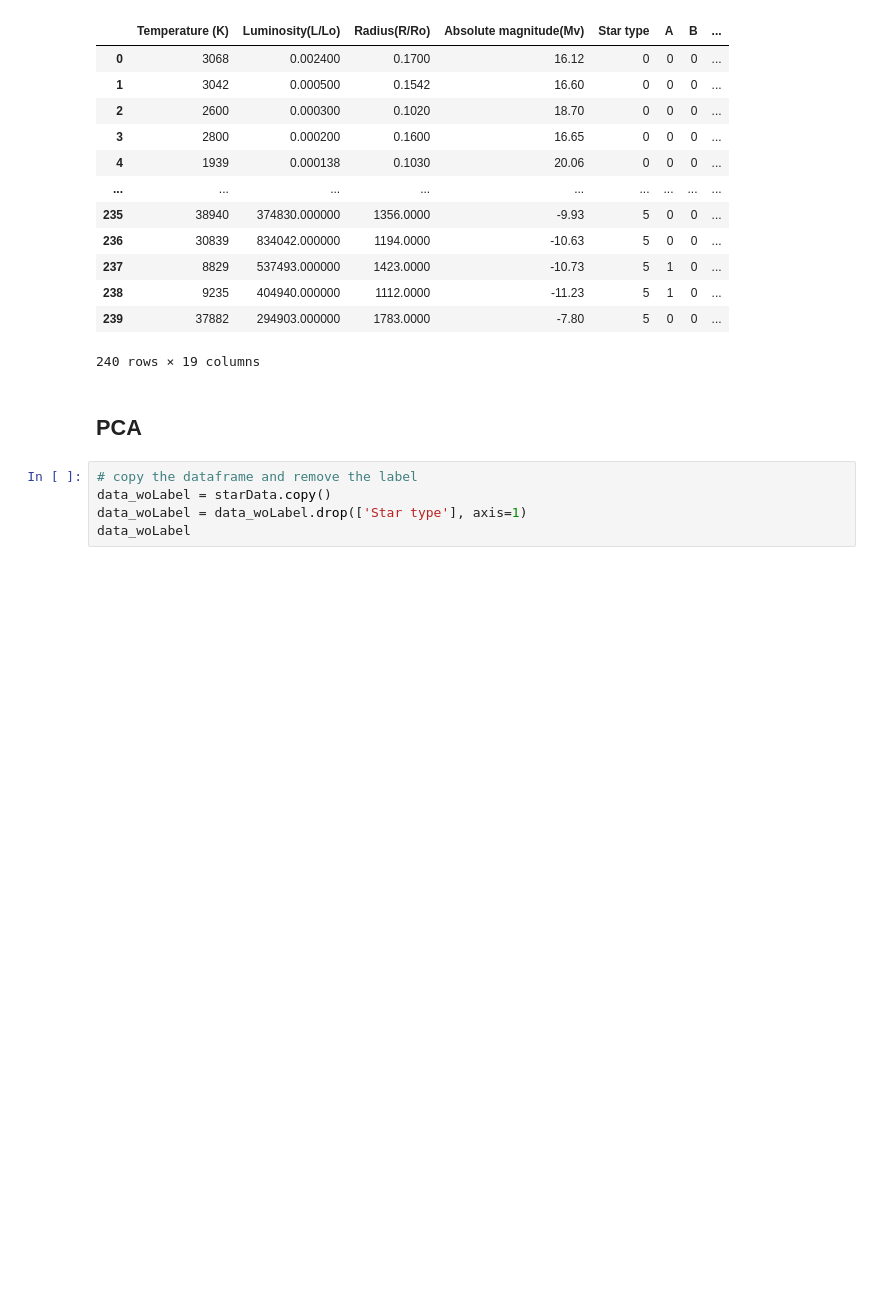
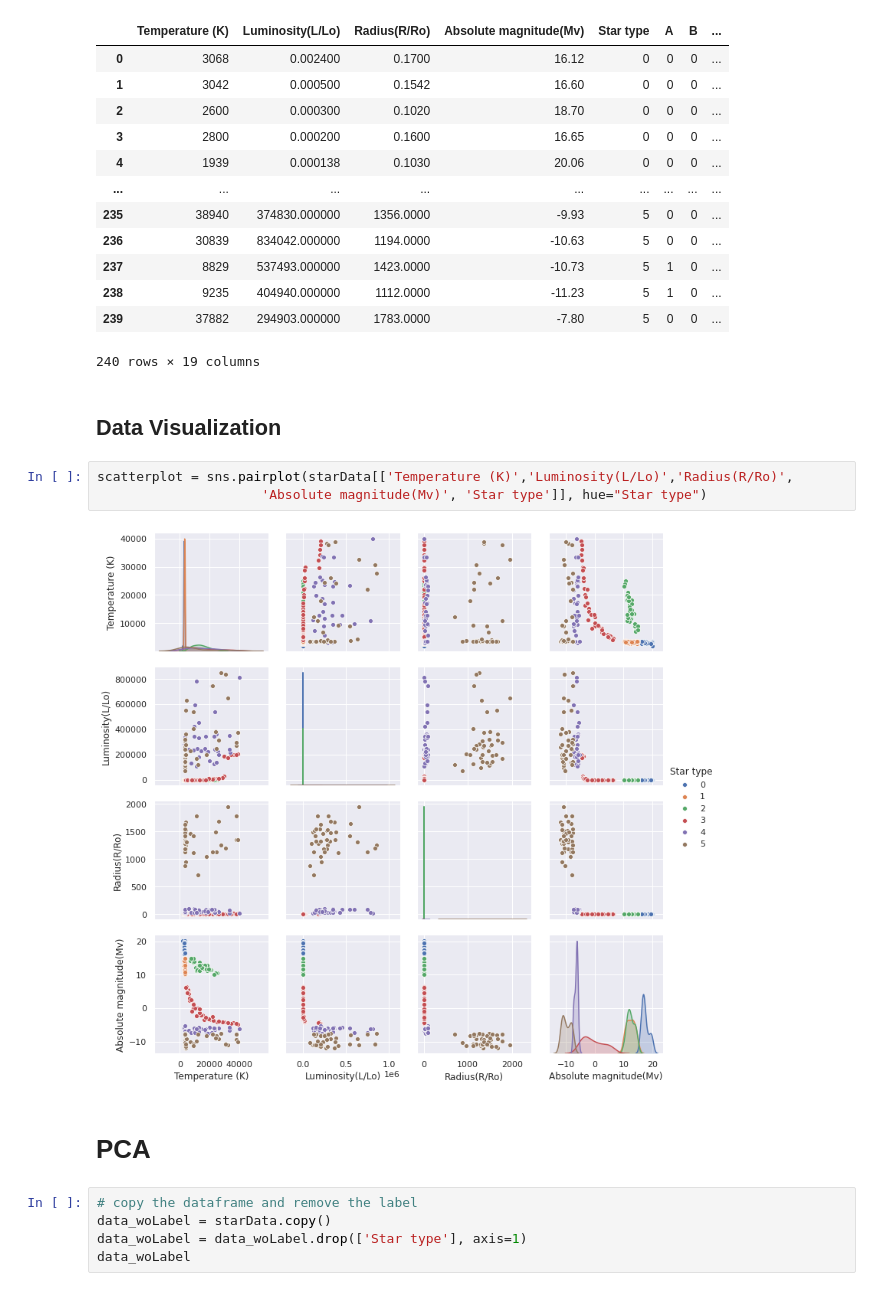
Before and after one commit to joshua-j-hong/COGS118B_Project, a Jupyter notebook: project_code.ipynb, the cells around one changed output. Drawn from its saved outputs; the diff is of its cells as text; blank space fills up the shorter version.

Commit message:
Add visualizations for PCA and raw data

```diff
--- a/project_code.ipynb
+++ b/project_code.ipynb
@@ -136,8 +141,15 @@ display(final_starData)
 | 238 | 9235 | 404940.000000 | 1112.0000 | -11.23 | 5 | 1 | 0 | ... |
 | 239 | 37882 | 294903.000000 | 1783.0000 | -7.80 | 5 | 0 | 0 | ... |
 240 rows × 19 columns
+# %% [markdown]
+## Data Visualization
+# %%
+scatterplot = sns.pairplot(starData[['Temperature (K)','Luminosity(L/Lo)','Radius(R/Ro)',
+                     'Absolute magnitude(Mv)', 'Star type']], hue="Star type")
+# %% [output]
+[figure, added]
 # %% [markdown]
-## PCA
+# PCA
 # %%
 # copy the dataframe and remove the label
 data_woLabel = starData.copy()
```
Also changed, not shown: parts of 11 cells of this notebook.
